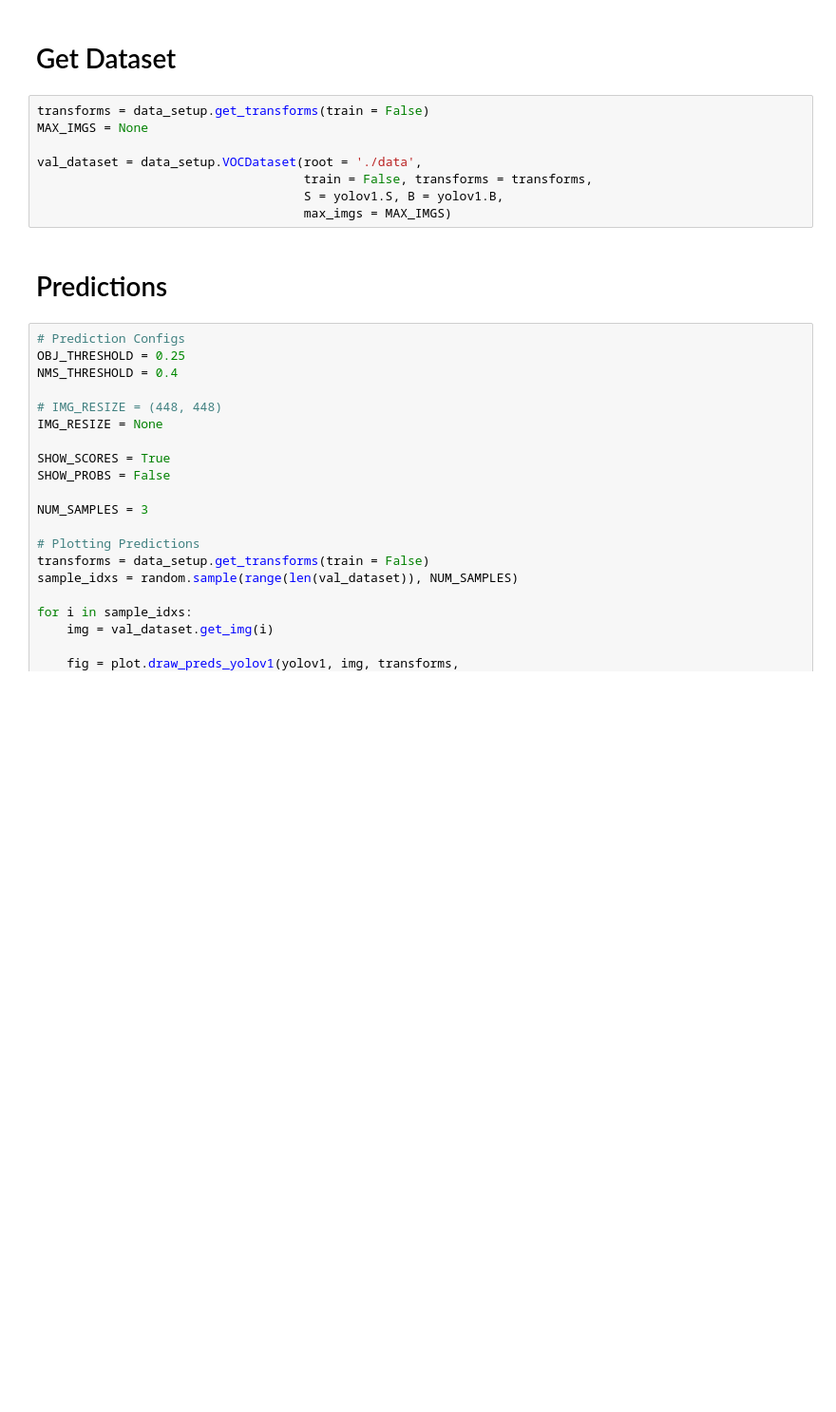
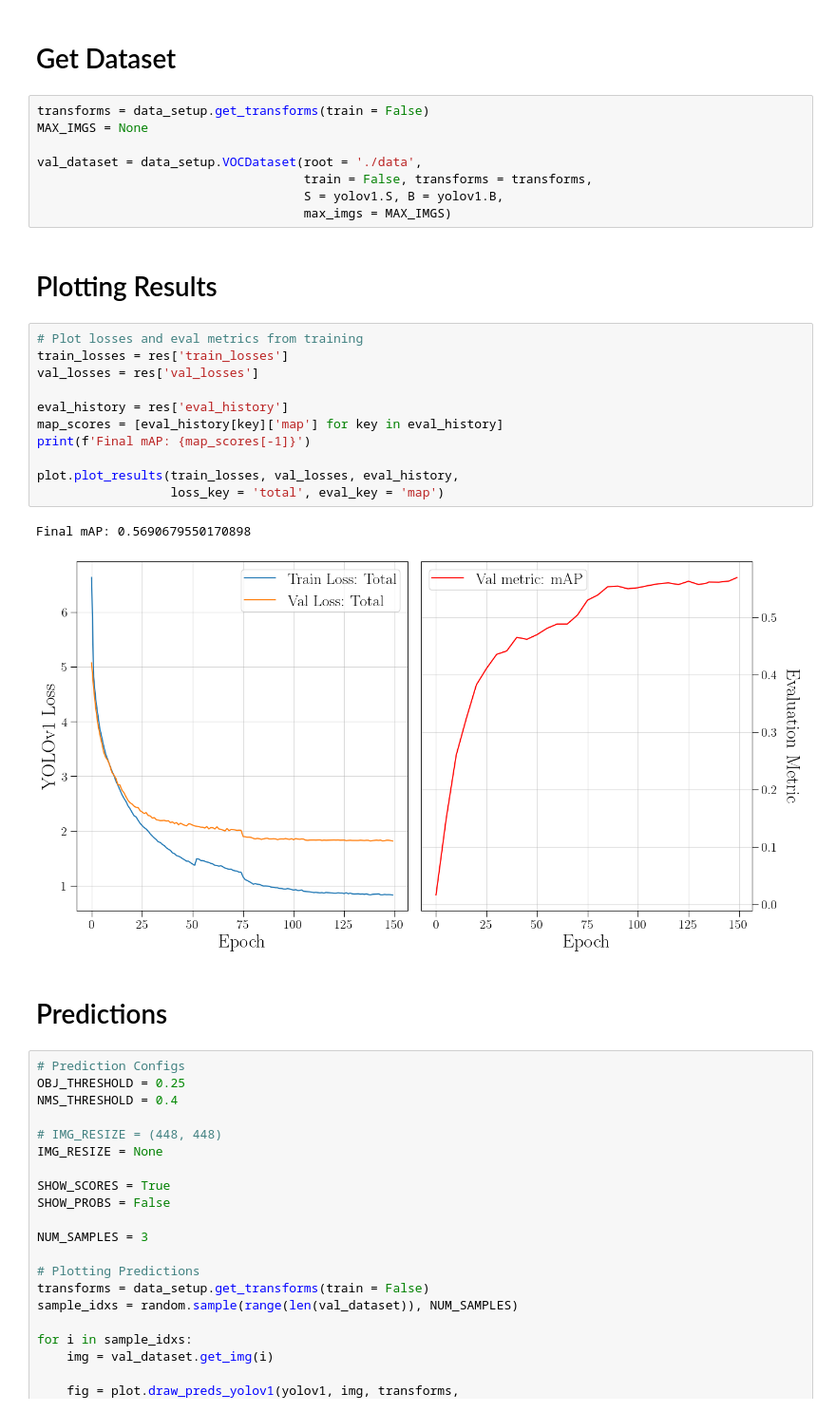
Before and after one commit to Jechen00/yolov1-pytorch, a Jupyter notebook: yolov1_predictions.ipynb, the cells around one changed output. Shown at 95% size. Saved outputs shown, nothing was run; the diff lists cells and outputs as text; blank space fills up the shorter version.

```diff
--- a/yolov1_predictions.ipynb
+++ b/yolov1_predictions.ipynb
@@ -69,6 +69,22 @@ val_dataset = data_setup.VOCDataset(root = './data',
                                     train = False, transforms = transforms,
                                     S = yolov1.S, B = yolov1.B,
                                     max_imgs = MAX_IMGS)
+# %% [markdown]
+# Plotting Results
+# %%
+# Plot losses and eval metrics from training
+train_losses = res['train_losses']
+val_losses = res['val_losses']
+
+eval_history = res['eval_history']
+map_scores = [eval_history[key]['map'] for key in eval_history]
+print(f'Final mAP: {map_scores[-1]}')
+
+plot.plot_results(train_losses, val_losses, eval_history,
+                  loss_key = 'total', eval_key = 'map')
+# %% [output]
+Final mAP: 0.5690679550170898
+[figure, added]
 # %% [markdown]
 # Predictions
 # %%
```
Also changed, not shown: parts of 1 cell of this notebook.
